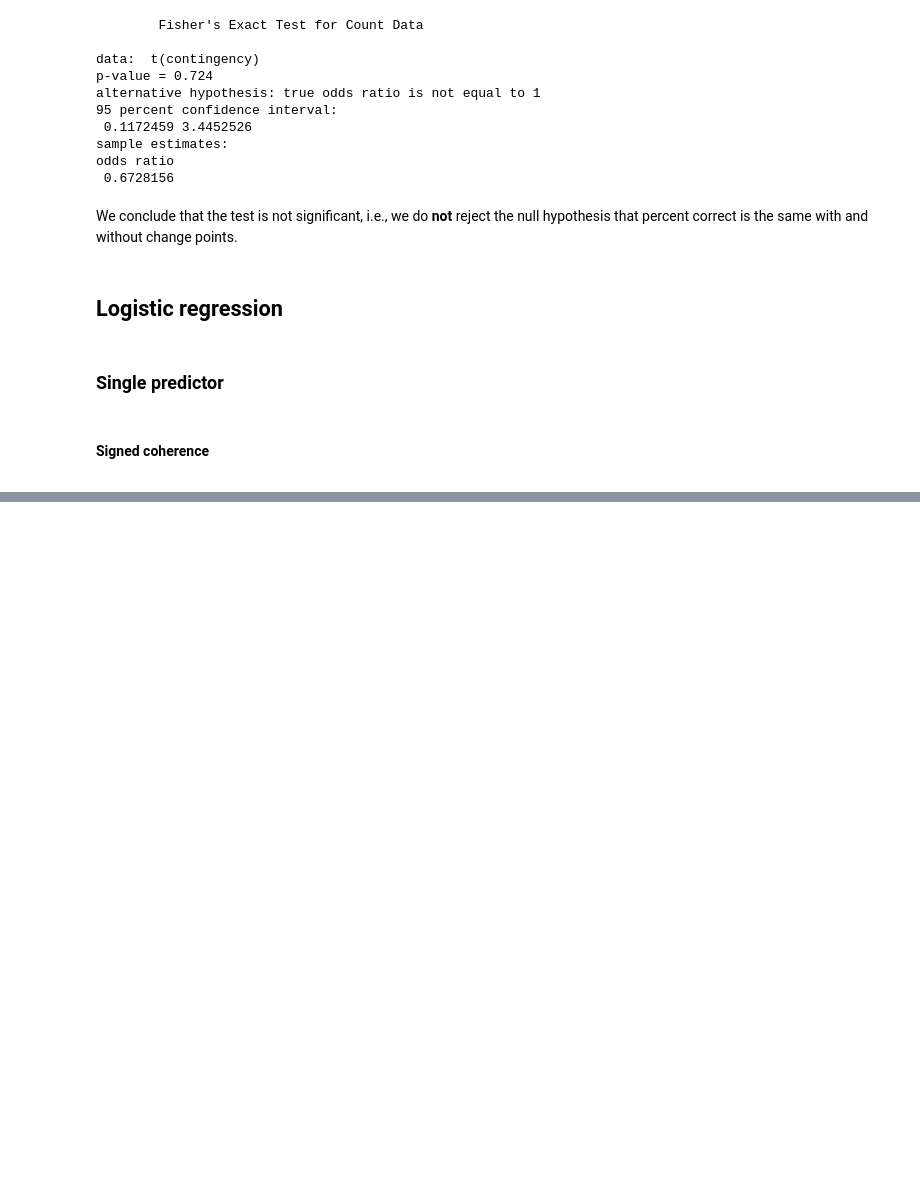
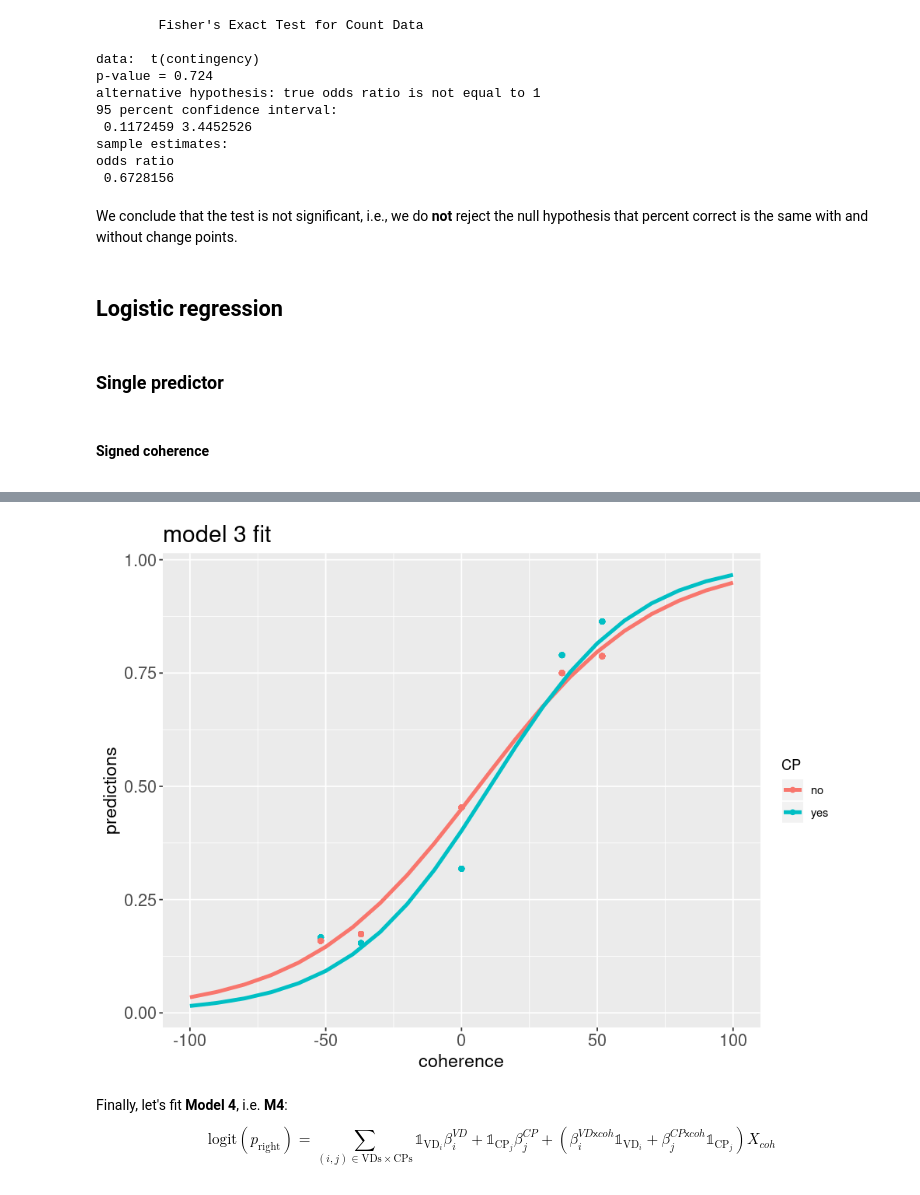
Before and after one commit to TheGoldLab/Analysis_SingleCP_DotsReversal, a Jupyter notebook: Jupyter/Pilot13-14/psychophysics.ipynb, the cells around one changed output, grey strips where cells are left out. Cells and saved outputs as stored; diff of their text form; code cells hidden in the pictures; blank space fills up the shorter version.

```diff
--- a/Jupyter/Pilot13-14/psychophysics.ipynb
+++ b/Jupyter/Pilot13-14/psychophysics.ipynb
@@ -343,0 +378,3 @@ Number of Fisher Scoring iterations: 4
+# %%
+M3 <- glm(choice ~ presenceCP + signedCohLast:presenceCP - 1, data=single, family=binomial())
+M3
@@ -343,0 +394,39 @@ Number of Fisher Scoring iterations: 4
+# %%
+# we gather all the predictions in a single data.table, just as for model 2
+factor_levels <- levels(single[,presenceCP])
+num_factors = length(factor_levels)
+coherence <- rep(coherences, times=num_factors)  # coherences defined in some cell above
+CP <- c()
+predictions <- c()
+for (cp in factor_levels) {
+    CP <- c(CP, rep(c(cp), times = length(coherences)))
+    coef_names <- c(paste("presenceCP",cp, sep=''), paste("presenceCP",cp,":signedCohLast", sep=''))
+    fitted_betas <- coef(summary(M3))[coef_names, "Estimate"]
+    eta <- linear_func(fitted_betas)
+    predictions <- c(predictions, my_logistic(coherences, eta))
+}
+prediction_data <- data.table(coherence, CP, predictions)
+prediction_data[,CP:=as.factor(CP)]
+# %%
+# control output figure size
+options(repr.plot.width=8, repr.plot.height=6)
+ggplot(prediction_data, aes(x=coherence, y=predictions)) +
+    geom_line(aes(col=CP), size = 1.4) +
+    geom_point(aes(col=presenceCP, x=signedCohLast, y=propRight),
+               inherit.aes=FALSE,
+               data=single[,propRight:=sum(choice=='right')/.N,by=.(signedCohLast, presenceCP)]) +
+    labs(title='model 3 fit') +
+    mytheme
+# %% [output]
+[figure, added]
+# %% [markdown]
+Finally, let's fit **Model 4**, i.e. **M4**:
+$$ \text{logit}(p_\text{right}) =
+    \sum_{(i,j)\in\text{VDs}\times\text{CPs}}
+    \mathbb{1}_{\text{VD}_i}\beta^{VD}_i+
+    \mathbb{1}_{\text{CP}_j}\beta^{CP}_j +
+    \left(
+    \beta^{VD\textsf{x}coh}_i\mathbb{1}_{\text{VD}_i}+
+    \beta^{CP\textsf{x}coh}_j\mathbb{1}_{\text{CP}_j}
+    \right)
+    X_{coh}$$
```
Also changed, not shown: parts of 40 cells of this notebook.
